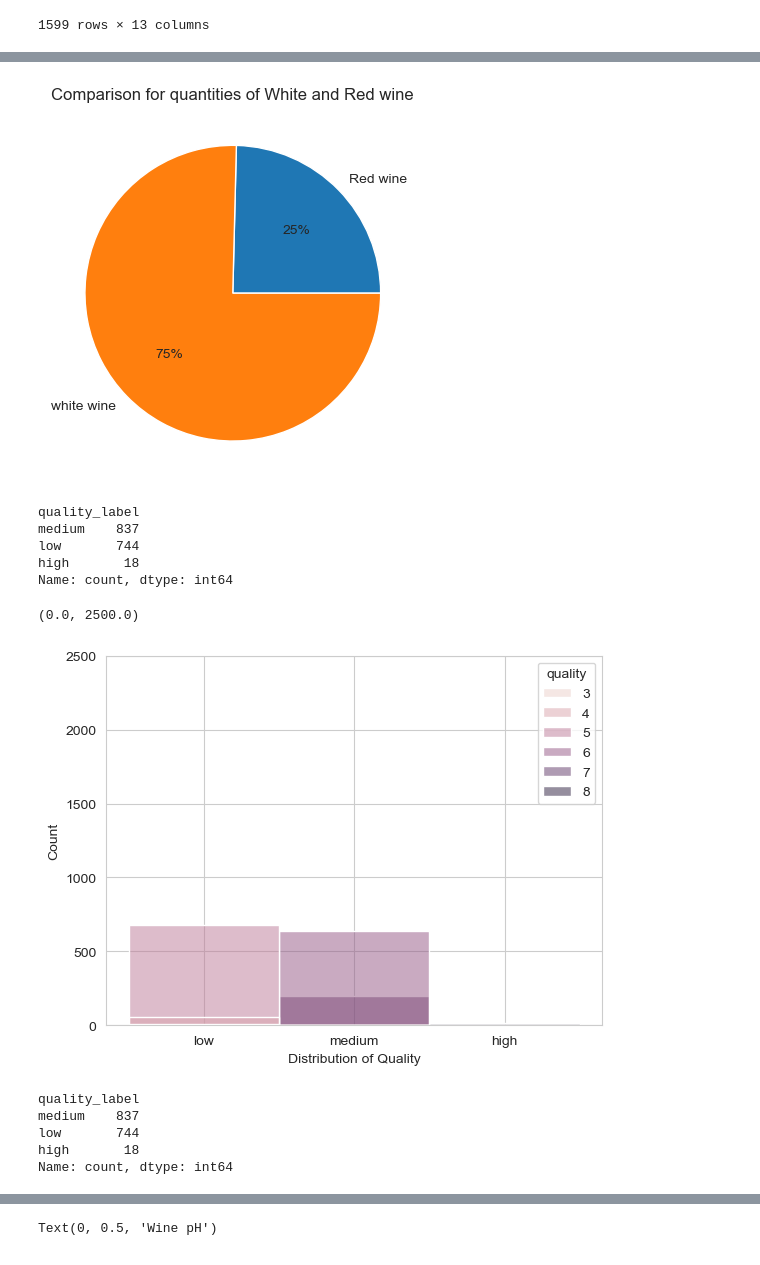
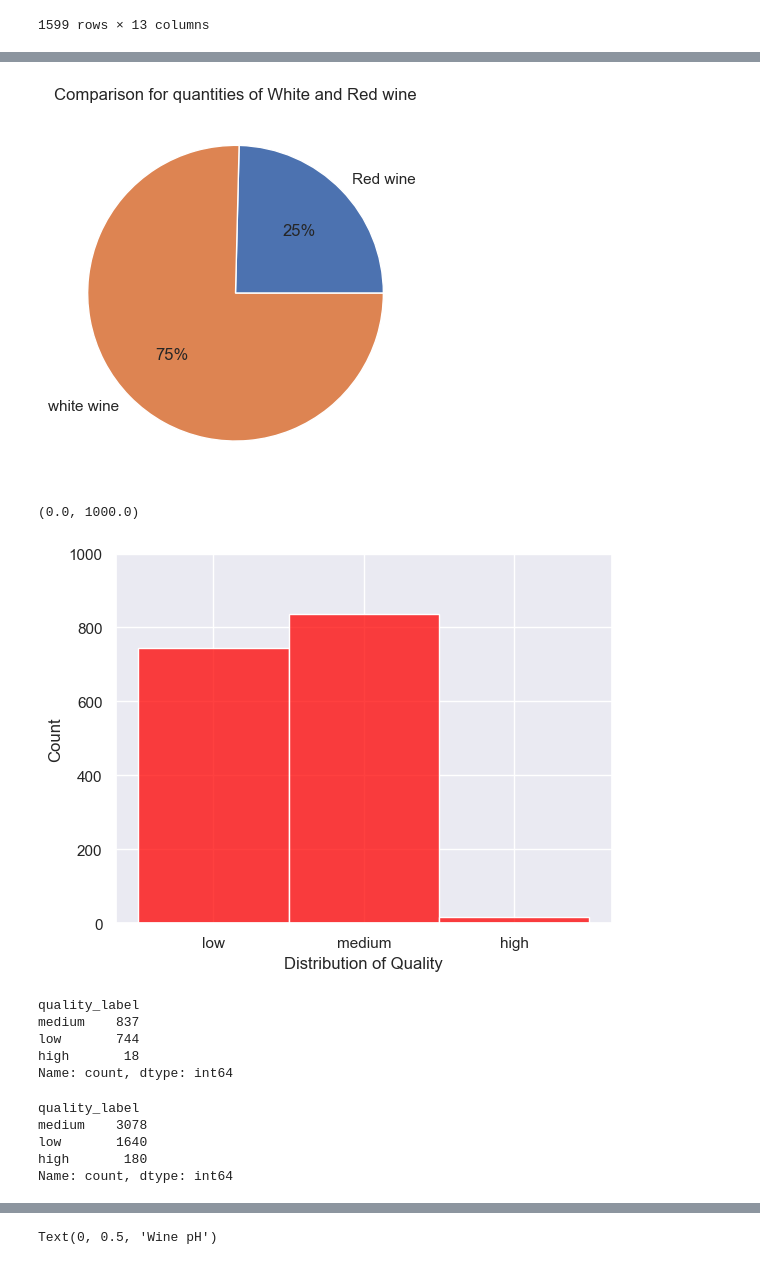
Before and after one commit to roop-kaur/BBVines, a Jupyter notebook: sprint_1.ipynb, the cells around one changed output, grey strips where cells are left out. Drawn from its saved outputs; the diff is of its cells as text; code cells hidden in the pictures.

```diff
--- a/sprint_1.ipynb
+++ b/sprint_1.ipynb
@@ -3,6 +3,8 @@ import pandas as pd
 import numpy as np
 import matplotlib.pyplot as plt
 import seaborn as sns
+# %%
+sns.set()
 # %%
 #Load the Data
 red_wine_original = pd.read_csv('https://archive.ics.uci.edu/ml/machine-learning-databases/wine-quality/winequality-red.csv',sep=';')
@@ -123,30 +203,17 @@ plt.title('Comparison for quantities of White and Red wine')
 # Displaying chart
 plt.show()
 # %% [output]
-[figure, old version]
+[figure, new version]
-# %%
-#create a plot to show the distribution of qualities
-
-red_wine["quality_label"].value_counts()
-#y = wine_quality_subset[count]
-sns.barplot(x='quality_label', y = '' ,data=red_wine)
-#white_wine["quality_label"].value_counts()
-# %% [output]
-quality_label
-medium    837
-low       744
-high       18
-Name: count, dtype: int64
 # %%
 #histplot
 
-sns.histplot(data = red_wine, x= "quality_label", hue="quality", bins=10)
+sns.histplot(data = red_wine, x= "quality_label",color='red', bins=10)
 plt.xlabel('Distribution of Quality')
 plt.ylabel('Count')
-plt.ylim(0, 2500)
+plt.ylim(0, 1000)
 # %% [output]
-(0.0, 2500.0)
+(0.0, 1000.0)
-[figure, old version]
+[figure, new version]
 # %%
 red_wine["quality_label"].value_counts()
 # %% [output]
@@ -155,4 +222,12 @@ medium    837
 low       744
 high       18
 Name: count, dtype: int64
+# %%
+white_wine["quality_label"].value_counts()
+# %% [output]
+quality_label
+medium    3078
+low       1640
+high       180
+Name: count, dtype: int64
 # %%
```
Also changed, not shown: parts of 21 cells of this notebook, 1 other file.
